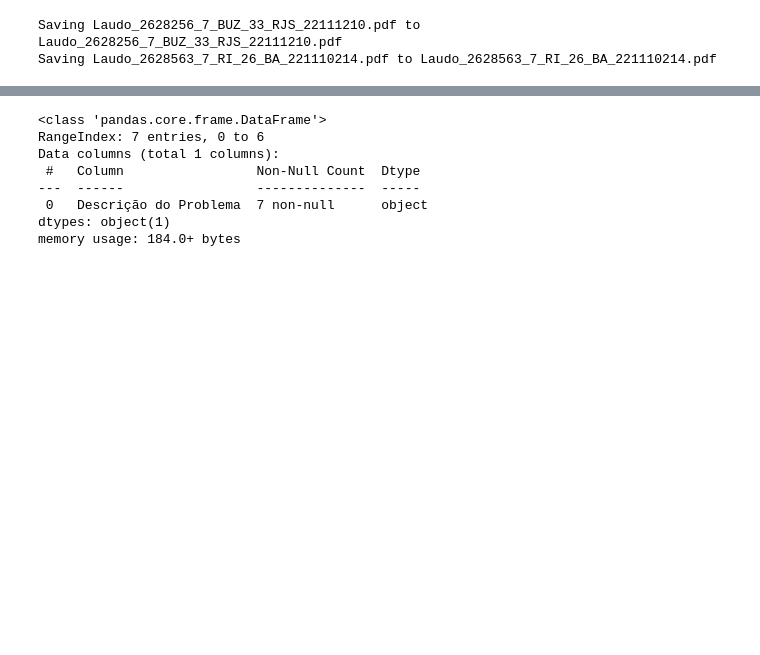
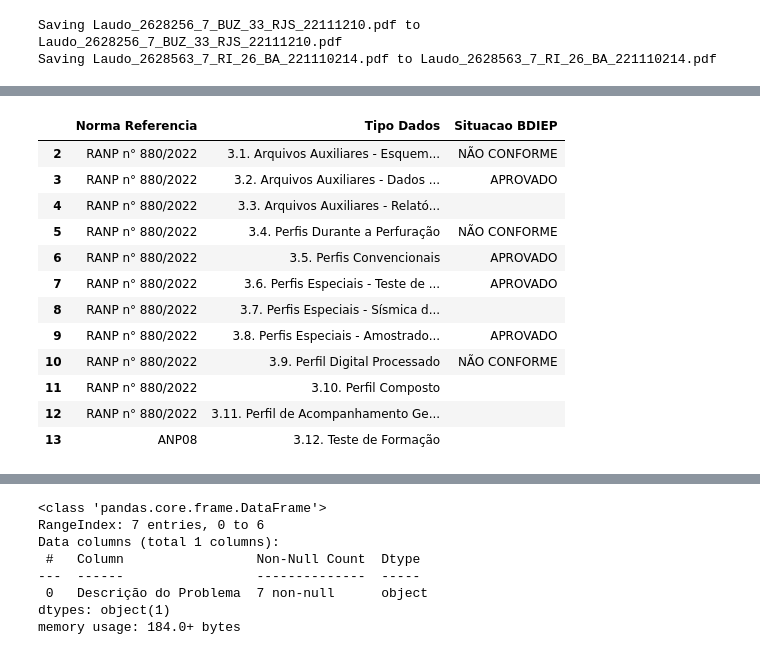
Before and after one commit to fabiobasson/my-frirst-repo, a Jupyter notebook: oficios_qualidade.ipynb, the cells around one changed output, grey strips where cells are left out. Saved outputs shown, nothing was run; the diff lists cells and outputs as text; code cells hidden in the pictures; blank space fills up the shorter version.

```diff
--- a/oficios_qualidade.ipynb
+++ b/oficios_qualidade.ipynb
@@ -49,6 +52,10 @@ Successfully installed xlwt-1.3.0
 # %%
+# Lendo documento . pdf e extraindo as tabela com a biblioteca Camelot
+
 import camelot
 tables = camelot.read_pdf('Laudo_2628256.pdf',header=None,index=False)
 tables
 
-tab = tables[0].df[[1,0,2]].reset_index(drop=True)
+# Criando Dataframe após extração das tabelas do arquivo .pdf
+
+tabelas = tables[0].df[[1,0,2]].reset_index(drop=True)
@@ -83,8 +76,27 @@ memory usage: 464.0+ bytes
 # %%
-# remover linhas e colunas desnecessárias
-tab = tab.drop(0, axis='index')
-tab = tab.drop(1, axis='index')
-# Renomear colunas
-tab.rename(columns = {1:'Norma Referencia',0:'Tipo Dados',2:'Situacao BDIEP'}, inplace = True)
+# Iniciando o ETL
 
-tab
+# remover linhas e colunas desnecessárias a extração das informações
+
+tabelas = tabelas.drop(0, axis='index')
+tabelas = tabelas.drop(1, axis='index')
+
+# Renomear colunas para o padrão do documento
+
+tabelas.rename(columns = {1:'Norma Referencia',0:'Tipo Dados',2:'Situacao BDIEP'}, inplace = True)
+
+tabelas
+# %% [output]
+|  | Norma Referencia | Tipo Dados | Situacao BDIEP |
+| 2 | RANP n° 880/2022 | 3.1. Arquivos Auxiliares - Esquem... | NÃO CONFORME |
+| 3 | RANP n° 880/2022 | 3.2. Arquivos Auxiliares - Dados ... | APROVADO |
+| 4 | RANP n° 880/2022 | 3.3. Arquivos Auxiliares - Relató... |  |
+| 5 | RANP n° 880/2022 | 3.4. Perfis Durante a Perfuração | NÃO CONFORME |
+| 6 | RANP n° 880/2022 | 3.5. Perfis Convencionais | APROVADO |
+| 7 | RANP n° 880/2022 | 3.6. Perfis Especiais - Teste de ... | APROVADO |
+| 8 | RANP n° 880/2022 | 3.7. Perfis Especiais - Sísmica d... |  |
+| 9 | RANP n° 880/2022 | 3.8. Perfis Especiais - Amostrado... | APROVADO |
+| 10 | RANP n° 880/2022 | 3.9. Perfil Digital Processado | NÃO CONFORME |
+| 11 | RANP n° 880/2022 | 3.10. Perfil Composto |  |
+| 12 | RANP n° 880/2022 | 3.11. Perfil de Acompanhamento Ge... |  |
+| 13 | ANP08 | 3.12. Teste de Formação |  |
```
Also changed, not shown: parts of 19 cells of this notebook.
